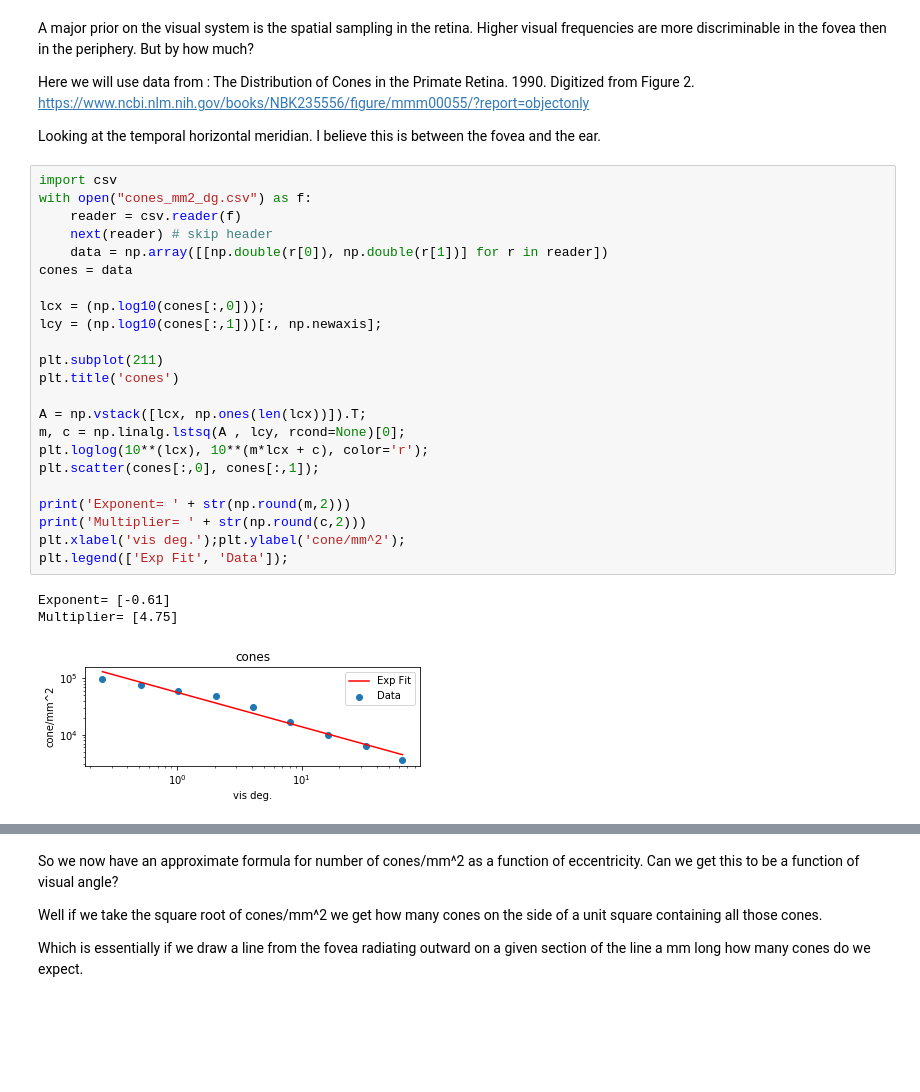
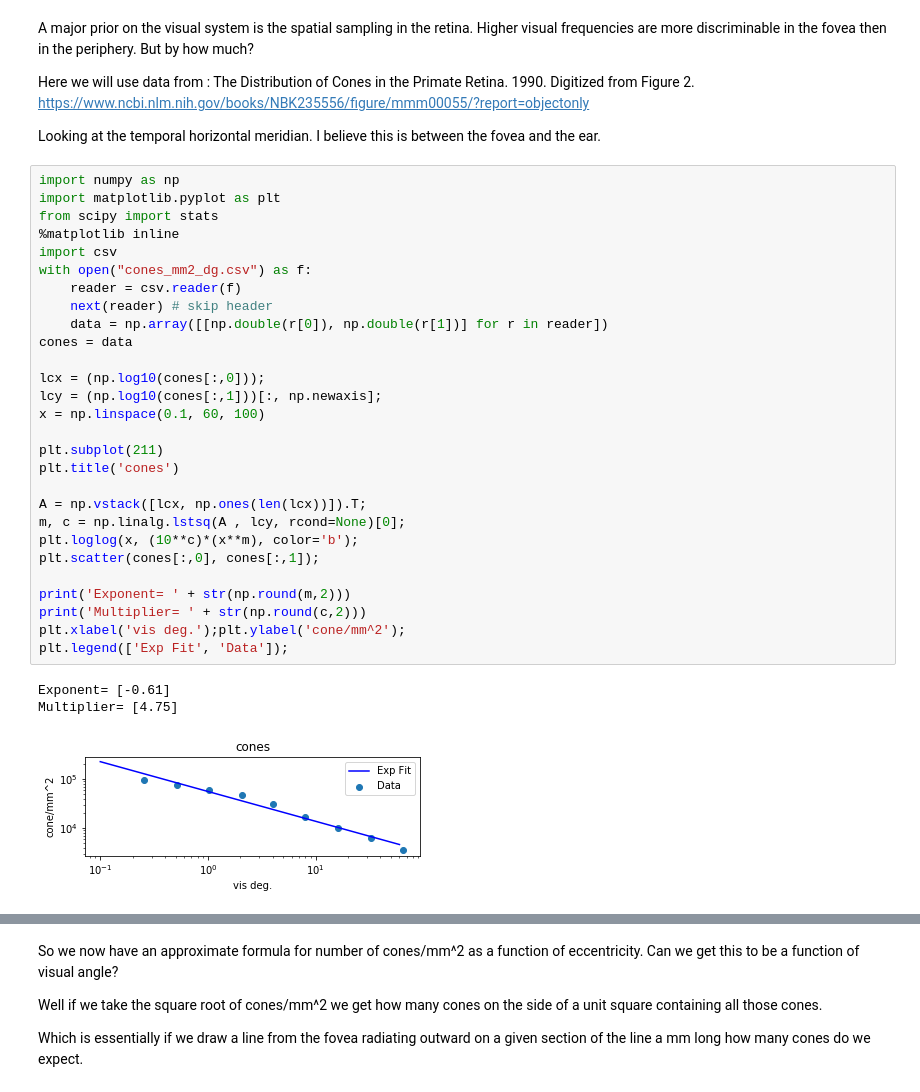
Before and after one commit to deanpospisil/ipython_nb, a Jupyter notebook: Spatial receptive fields in the ventral stream..ipynb, the cells around one changed output, grey strips where cells are left out. Drawn from its saved outputs; the diff is of its cells as text; blank space fills up the shorter version.

```diff
--- a/Spatial receptive fields in the ventral stream..ipynb
+++ b/Spatial receptive fields in the ventral stream..ipynb
@@ -25,29 +25,34 @@ Here we will use data from : The Distribution of Cones in the Primate Retina. 19
 
 Looking at the temporal horizontal meridian. I believe this is between the fovea and the ear.
 # %%
+import numpy as np
+import matplotlib.pyplot as plt
+from scipy import stats
+%matplotlib inline
 import csv
 with open("cones_mm2_dg.csv") as f:
     reader = csv.reader(f)
     next(reader) # skip header
     data = np.array([[np.double(r[0]), np.double(r[1])] for r in reader])
 cones = data
 
 lcx = (np.log10(cones[:,0]));
 lcy = (np.log10(cones[:,1]))[:, np.newaxis];
+x = np.linspace(0.1, 60, 100)
 
 plt.subplot(211)
 plt.title('cones')
 
 A = np.vstack([lcx, np.ones(len(lcx))]).T;
 m, c = np.linalg.lstsq(A , lcy, rcond=None)[0];
-plt.loglog(10**(lcx), 10**(m*lcx + c), color='r');
+plt.loglog(x, (10**c)*(x**m), color='b');
 plt.scatter(cones[:,0], cones[:,1]);
 
 print('Exponent= ' + str(np.round(m,2)))
 print('Multiplier= ' + str(np.round(c,2)))
 plt.xlabel('vis deg.');plt.ylabel('cone/mm^2');
 plt.legend(['Exp Fit', 'Data']);
 # %% [output]
 Exponent= [-0.61]
 Multiplier= [4.75]
-[figure, old version]
+[figure, new version]
```
Also changed, not shown: parts of 16 cells of this notebook, 1 other file.
